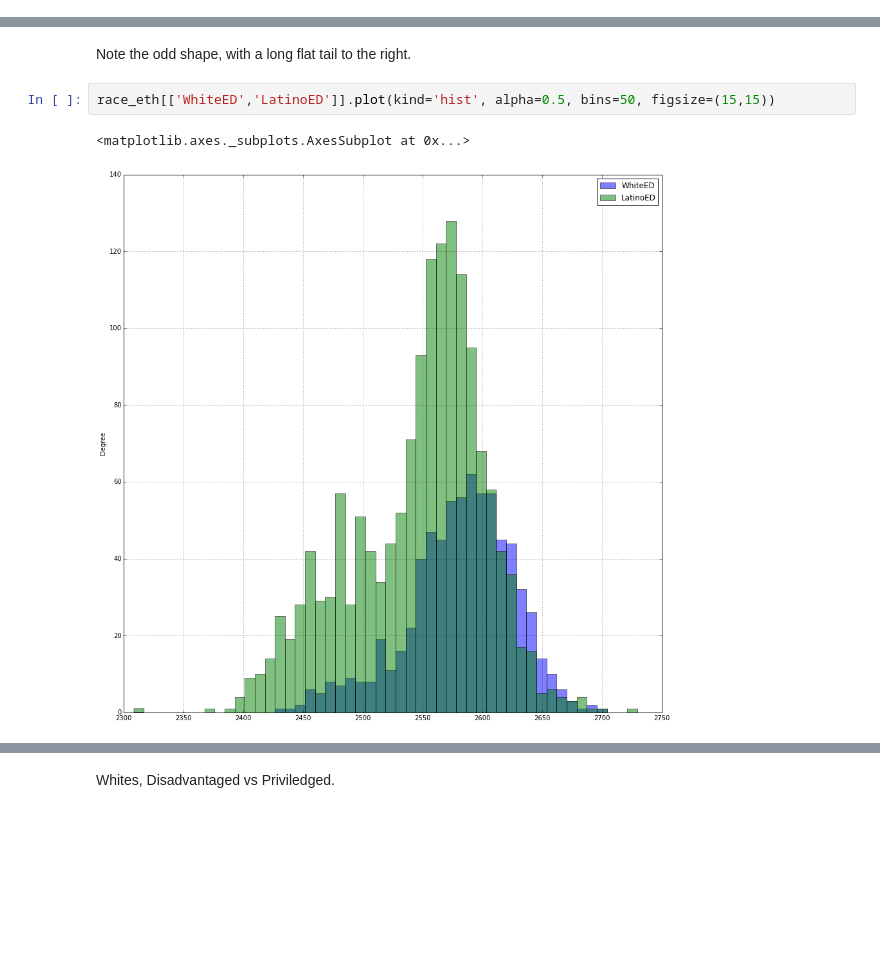
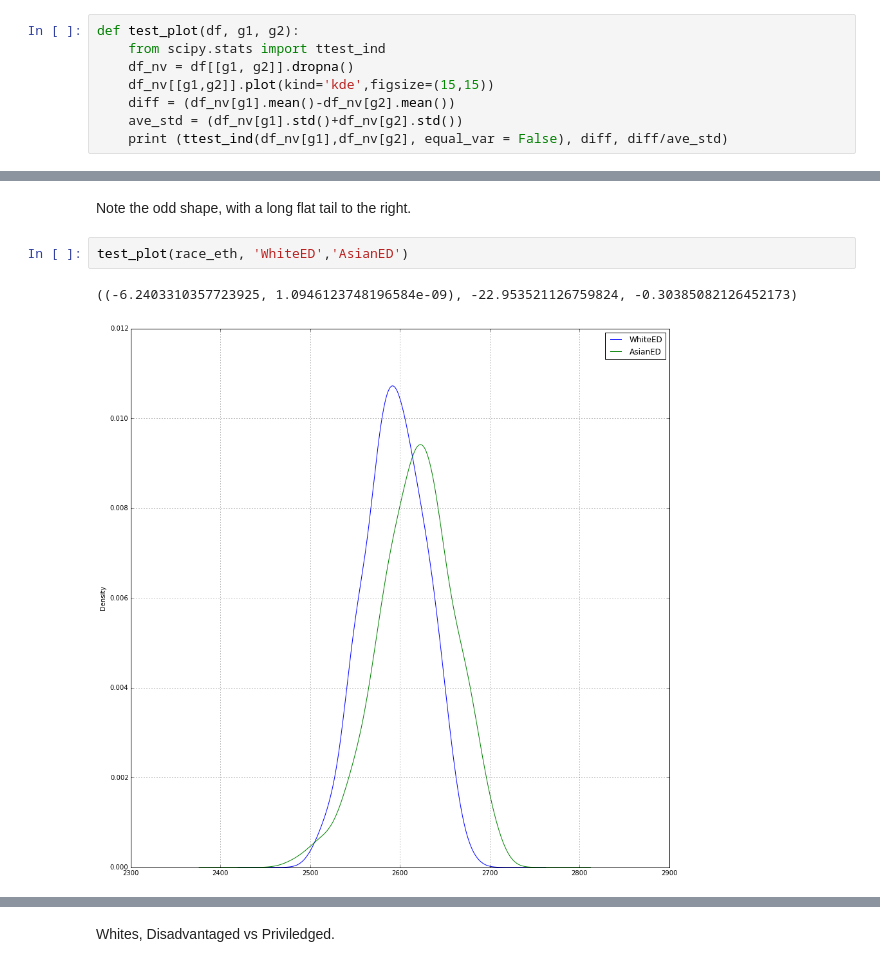
Before and after one commit to sandiegodata-projects/333-CAASPP, a Jupyter notebook: eric/Race-Eth Histograms.ipynb, the cells around one changed output, grey strips where cells are left out. Saved outputs shown, nothing was run; the diff lists cells and outputs as text; blank space fills up the shorter version.

```diff
--- a/eric/Race-Eth Histograms.ipynb
+++ b/eric/Race-Eth Histograms.ipynb
@@ -66,3 +89,11 @@ print re_summary.loc['WhiteP']['mean'] -re_summary.loc['WhiteED']['mean']
+# %%
+def test_plot(df, g1, g2):
+    from scipy.stats import ttest_ind
+    df_nv = df[[g1, g2]].dropna()
+    df_nv[[g1,g2]].plot(kind='kde',figsize=(15,15))
+    diff = (df_nv[g1].mean()-df_nv[g2].mean())
+    ave_std = (df_nv[g1].std()+df_nv[g2].std())
+    print (ttest_ind(df_nv[g1],df_nv[g2], equal_var = False), diff, diff/ave_std)
 # %% [markdown]
 # Histograms of Mean Scale Score
 
@@ -75,7 +101,7 @@ race_eth[['WhiteED','AsianED']].plot(kind='hist', alpha=0.5, bins=50, figsize=(1
 # %% [markdown]
 Note the odd shape, with a long flat tail to the right.
-# %%
-race_eth[['WhiteED','LatinoED']].plot(kind='hist', alpha=0.5, bins=50, figsize=(15,15))
-# %% [output]
-<matplotlib.axes._subplots.AxesSubplot at 0x...>
-[figure, removed]
+# %%
+test_plot(race_eth, 'WhiteED','AsianED')
+# %% [output]
+((-6.2403310357723925, 1.0946123748196584e-09), -22.953521126759824, -0.30385082126452173)
+[figure, added]
```
Also changed, not shown: parts of 21 cells of this notebook, 2 other files.
